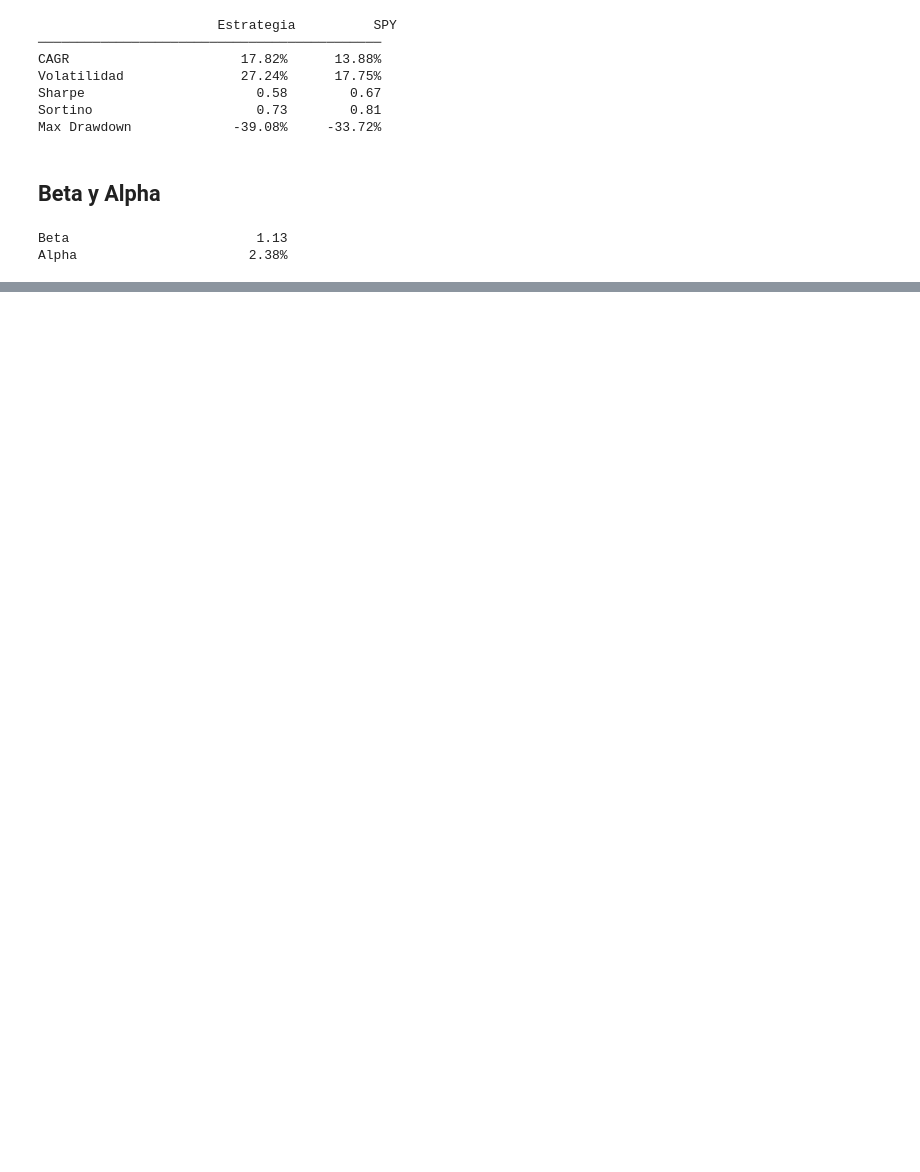
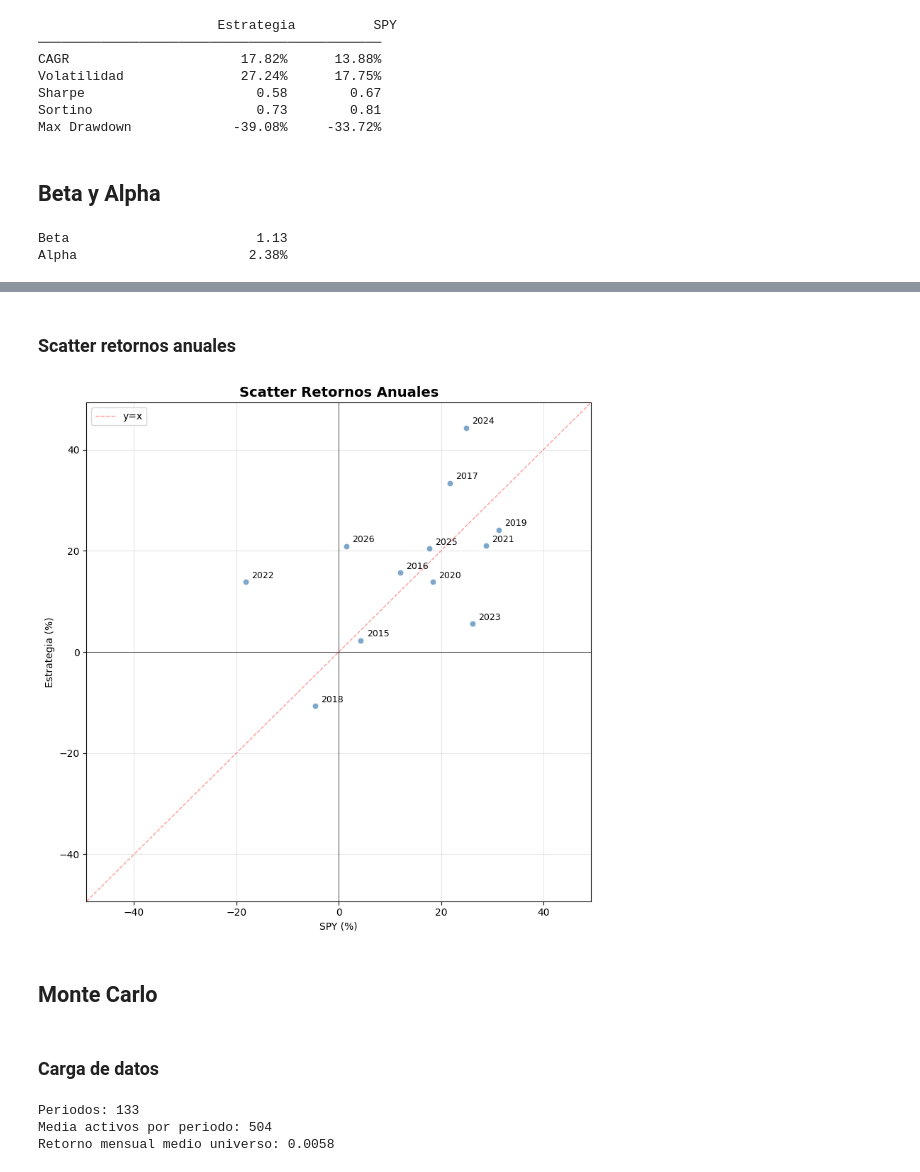
Before and after one commit to Juanjod54/MIAX_TB2.6, a Jupyter notebook: 5_analysis.ipynb, the cells around one changed output, grey strips where cells are left out. Saved outputs shown, nothing was run; the diff lists cells and outputs as text; code cells hidden in the pictures; blank space fills up the shorter version.

```diff
--- a/5_analysis.ipynb
+++ b/5_analysis.ipynb
@@ -196,0 +216,39 @@ plt.show()
+# %% [markdown]
+### Scatter retornos anuales
+# %%
+portfolio_daily['year'] = portfolio_daily['date'].dt.year
+spy['year'] = spy['date'].dt.year
+
+annual_strategy = portfolio_daily.groupby('year')['daily_return'].apply(lambda x: (1+x).prod()-1)
+annual_spy = spy.groupby('year')['daily_return'].apply(lambda x: (1+x).prod()-1)
+common_y = annual_strategy.index.intersection(annual_spy.index)
+
+fig, ax = plt.subplots(figsize=(8, 8))
+ax.scatter(annual_spy[common_y] * 100, annual_strategy[common_y] * 100,
+           color='steelblue', alpha=0.7, edgecolors='white', linewidth=0.5, zorder=3)
+
+for year in common_y:
+    ax.annotate(str(year),
+                (annual_spy[year] * 100, annual_strategy[year] * 100),
+                textcoords='offset points', xytext=(6, 4), fontsize=9)
+
+lim = max(abs(annual_spy[common_y]).max(), abs(annual_strategy[common_y]).max()) * 100 + 5
+ax.axhline(0, color='black', linewidth=0.5)
+ax.axvline(0, color='black', linewidth=0.5)
+ax.plot([-lim, lim], [-lim, lim], 'r--', alpha=0.4, linewidth=1, label='y=x')
+ax.set_xlim(-lim, lim)
+ax.set_ylim(-lim, lim)
+ax.set_title('Scatter Retornos Anuales', fontsize=14, fontweight='bold')
+ax.set_xlabel('SPY (%)')
+ax.set_ylabel('Estrategia (%)')
+ax.legend()
+ax.grid(True, alpha=0.3)
+plt.tight_layout()
+plt.savefig('resources/grafico4_scatter_anual.png', dpi=150, bbox_inches='tight')
+plt.show()
+# %% [output]
+[figure, added]
+# %% [markdown]
+## Monte Carlo
+# %% [markdown]
+### Carga de datos
@@ -196,0 +259,31 @@ plt.show()
+# %%
+monthly_closes['period'] = monthly_closes['date'].dt.to_period('M')
+
+# Para cada fecha de rebalanceo cogemos los retornos del mes t-1
+monkey_returns = []
+
+for _, row in rebalancing_dates.iterrows():
+    rebal_date = row['date']
+    t = rebal_date.to_period('M')
+
+    # Todos los activos en el S&P 500 ese mes, sin filtro de 13 meses
+    sp500_that_month = parquet[
+        (parquet['date'] == rebal_date) &
+        (parquet['in_sp500'] == 1)
+    ]['symbol'].tolist()
+
+    mask = (
+        (monthly_closes['period'] == t) &
+        (monthly_closes['symbol'].isin(sp500_that_month))
+    )
+
+    rets = monthly_closes[mask]['log_return'].dropna().values
+    monkey_returns.append(rets)
+
+print(f"Periodos: {len(monkey_returns)}")
+print(f"Media activos por periodo: {np.mean([len(r) for r in monkey_returns]):.0f}")
+print(f"Retorno mensual medio universo: {np.mean([r.mean() for r in monkey_returns]):.4f}")
+# %% [output]
+Periodos: 133
+Media activos por periodo: 504
+Retorno mensual medio universo: 0.0058
```
Also changed, not shown: parts of 17 cells of this notebook.
